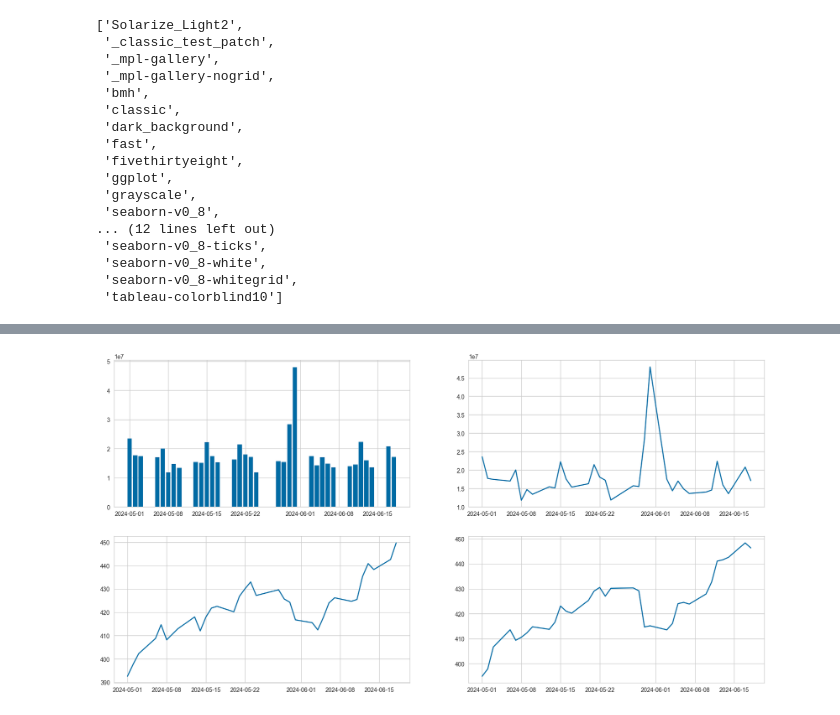
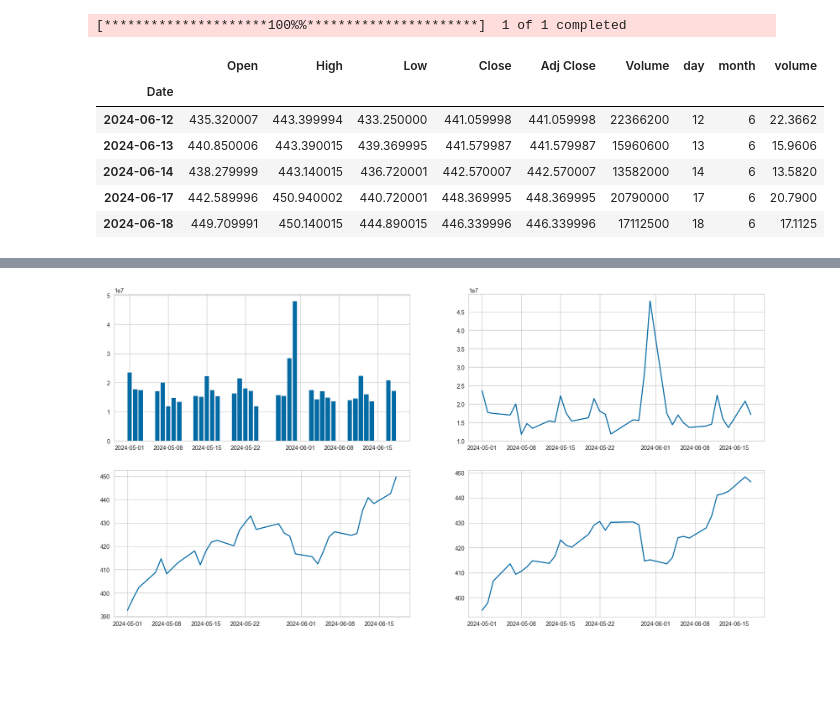
Before and after one commit to hssaka7/ml-pipeline-workflow, a Jupyter notebook: pipelines/diabetes_detection/notebooks/data_analysis.ipynb, the cells around one changed output, grey strips where cells are left out. Cells and saved outputs as stored; diff of their text form; code cells hidden in the pictures; blank space fills up the shorter version.

```diff
--- a/pipelines/diabetes_detection/notebooks/data_analysis.ipynb
+++ b/pipelines/diabetes_detection/notebooks/data_analysis.ipynb
@@ -1,27 +1,27 @@
 # %%
 import yfinance as yf
 import pandas as pd
 from datetime import datetime
 from pprint import pprint
 import matplotlib.pyplot as plt
 
-pprint(plt.style.available)
-plt.style.use('tableau-colorblind10')
+# pprint(plt.style.available)
+# plt.style.use('ggplot')
+
+# APPL
+df = yf.download('MSFT', start = '2023-06-21', end='2024-06-20')
+
+# Data manipulation for visualization
+df['day'] = df.index.day
+df['month']= df.index.month
+df['volume'] = df['Volume']/1000000
+df.tail(5)
 # %% [output]
-['Solarize_Light2',
- '_classic_test_patch',
- '_mpl-gallery',
- '_mpl-gallery-nogrid',
- 'bmh',
- 'classic',
- 'dark_background',
- 'fast',
- 'fivethirtyeight',
- 'ggplot',
- 'grayscale',
- 'seaborn-v0_8',
-... (12 lines left out)
- 'seaborn-v0_8-ticks',
- 'seaborn-v0_8-white',
- 'seaborn-v0_8-whitegrid',
- 'tableau-colorblind10']
+[*********************100%%**********************]  1 of 1 completed
+|  | Open | High | Low | Close | Adj Close | Volume | day | month | volume |
+| Date |  |  |  |  |  |  |  |  |  |
+| 2024-06-12 | 435.320007 | 443.399994 | 433.250000 | 441.059998 | 441.059998 | 22366200 | 12 | 6 | 22.3662 |
+| 2024-06-13 | 440.850006 | 443.390015 | 439.369995 | 441.579987 | 441.579987 | 15960600 | 13 | 6 | 15.9606 |
+| 2024-06-14 | 438.279999 | 443.140015 | 436.720001 | 442.570007 | 442.570007 | 13582000 | 14 | 6 | 13.5820 |
+| 2024-06-17 | 442.589996 | 450.940002 | 440.720001 | 448.369995 | 448.369995 | 20790000 | 17 | 6 | 20.7900 |
+| 2024-06-18 | 449.709991 | 450.140015 | 444.890015 | 446.339996 | 446.339996 | 17112500 | 18 | 6 | 17.1125 |
```
Also changed, not shown: parts of 3 cells of this notebook.
